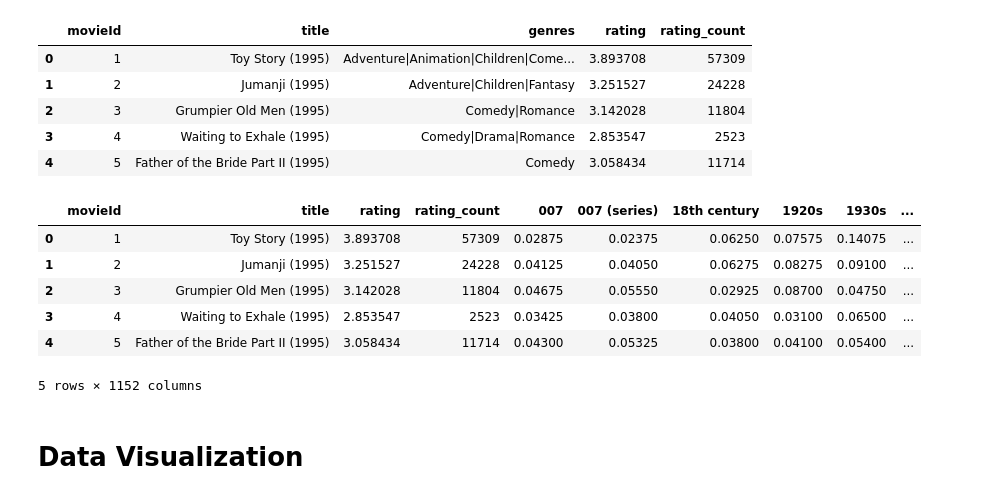
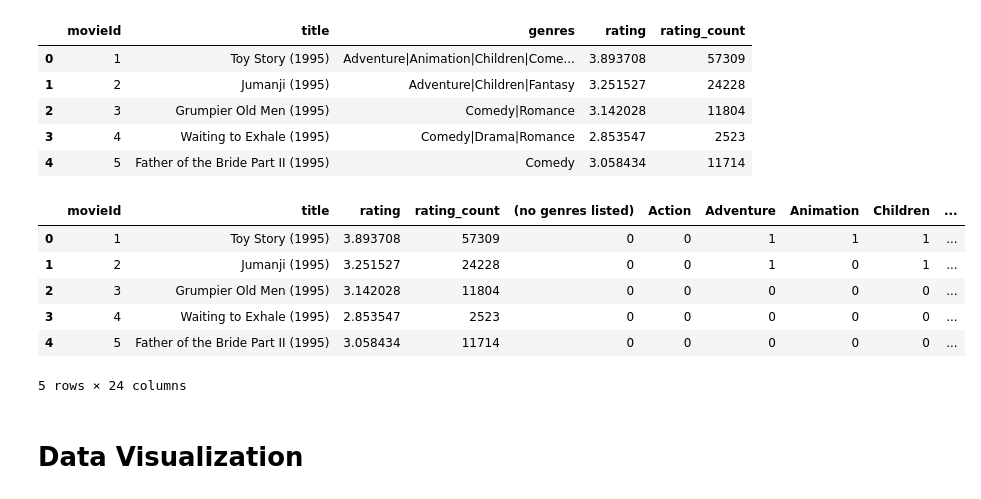
Before and after one commit to frapic98/Data_Analytics-main, a Jupyter notebook: data_exploration.ipynb, the cells around one changed output. Drawn from its saved outputs; the diff is of its cells as text; code cells hidden in the pictures.

```diff
--- a/data_exploration.ipynb
+++ b/data_exploration.ipynb
@@ -36,6 +36,24 @@ display(df.head())
 | 2 | 3 | Grumpier Old Men (1995) | Comedy|Romance | 3.142028 | 11804 |
 | 3 | 4 | Waiting to Exhale (1995) | Comedy|Drama|Romance | 2.853547 | 2523 |
 | 4 | 5 | Father of the Bride Part II (1995) | Comedy | 3.058434 | 11714 |
+# %%
+# Split genres into columns
+genres = df['genres'].str.get_dummies(sep='|')
+df = pd.concat([df, genres], axis=1)
+movies_genres = df.copy()
+
+movies_genres.drop('genres', axis=1, inplace=True)
+df.drop('genres', axis=1, inplace=True)
+df1= df.copy()
+df.head()
+# %% [output]
+|  | movieId | title | rating | rating_count | (no genres listed) | Action | Adventure | Animation | Children | ... |
+| 0 | 1 | Toy Story (1995) | 3.893708 | 57309 | 0 | 0 | 1 | 1 | 1 | ... |
+| 1 | 2 | Jumanji (1995) | 3.251527 | 24228 | 0 | 0 | 1 | 0 | 1 | ... |
+| 2 | 3 | Grumpier Old Men (1995) | 3.142028 | 11804 | 0 | 0 | 0 | 0 | 0 | ... |
+| 3 | 4 | Waiting to Exhale (1995) | 2.853547 | 2523 | 0 | 0 | 0 | 0 | 0 | ... |
+| 4 | 5 | Father of the Bride Part II (1995) | 3.058434 | 11714 | 0 | 0 | 0 | 0 | 0 | ... |
+5 rows × 24 columns
 # %%
 # Merge movies with genome scores
 genome_scores['tag'] = genome_scores['tagId'].map(genome_tags.set_index('tagId')['tag'].to_dict())
@@ -43,24 +61,6 @@ genome_table = genome_scores.pivot_table(index='movieId', columns='tag', values=
 
 # Merge movies with genome table
 df= pd.merge(df, genome_table, on='movieId')
-# %%
-# Split genres into columns
-genres = df['genres'].str.get_dummies(sep='|')
-df = pd.concat([df, genres], axis=1)
-movies_genres = df.copy()
-
-movies_genres.drop('genres', axis=1, inplace=True)
-df.drop('genres', axis=1, inplace=True)
-
-df.head()
-# %% [output]
-|  | movieId | title | rating | rating_count | 007 | 007 (series) | 18th century | 1920s | 1930s | ... |
-| 0 | 1 | Toy Story (1995) | 3.893708 | 57309 | 0.02875 | 0.02375 | 0.06250 | 0.07575 | 0.14075 | ... |
-| 1 | 2 | Jumanji (1995) | 3.251527 | 24228 | 0.04125 | 0.04050 | 0.06275 | 0.08275 | 0.09100 | ... |
-| 2 | 3 | Grumpier Old Men (1995) | 3.142028 | 11804 | 0.04675 | 0.05550 | 0.02925 | 0.08700 | 0.04750 | ... |
-| 3 | 4 | Waiting to Exhale (1995) | 2.853547 | 2523 | 0.03425 | 0.03800 | 0.04050 | 0.03100 | 0.06500 | ... |
-| 4 | 5 | Father of the Bride Part II (1995) | 3.058434 | 11714 | 0.04300 | 0.05325 | 0.03800 | 0.04100 | 0.05400 | ... |
-5 rows × 1152 columns
 # %%
 
 df_title = df['title']
```
Also changed, not shown: parts of 6 cells of this notebook, 2 other files.
